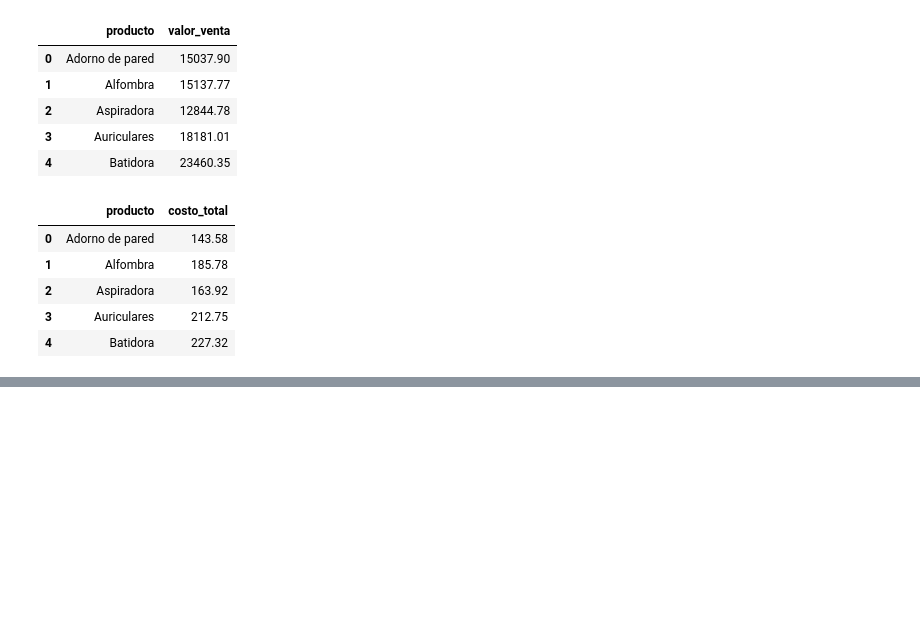
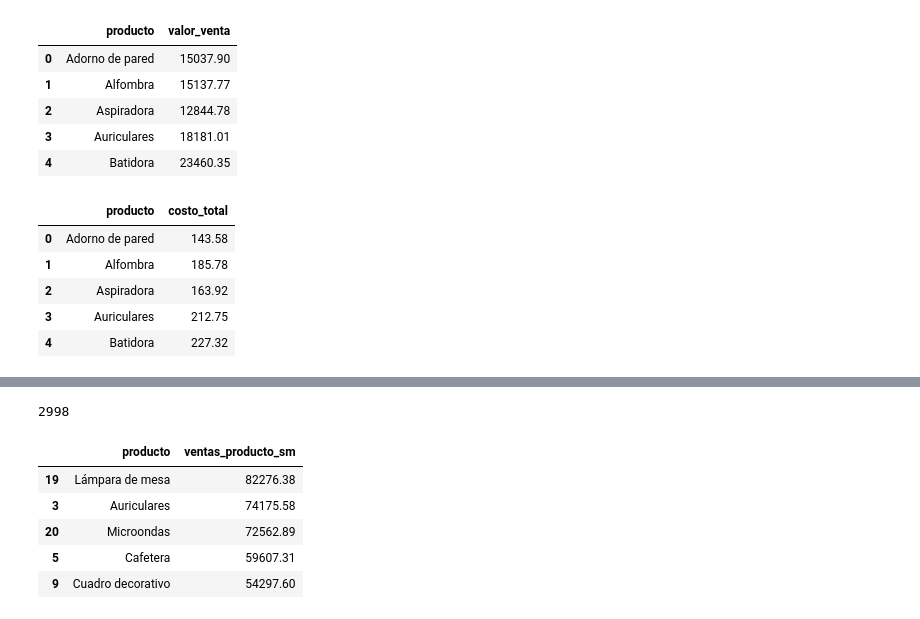
Before and after one commit to CppR-Repo/TT-2C2025-Data-Analitycs-Notebooks, a Jupyter notebook: EntregaFinal/MiEntrega-Final/Entrega_final.ipynb, the cells around one changed output, grey strips where cells are left out. Saved outputs shown, nothing was run; the diff lists cells and outputs as text; code cells hidden in the pictures; blank space fills up the shorter version.

```diff
--- a/EntregaFinal/MiEntrega-Final/Entrega_final.ipynb
+++ b/EntregaFinal/MiEntrega-Final/Entrega_final.ipynb
@@ -796,0 +807,25 @@ ventas_marketing.groupby("categoria")[["valor_venta","costo"]].sum()
+# %%
+# Aquí también hay id_venta duplicados, así que procedemos igual que antes, agrupando primero por id_venta y producto
+# y luego solo por producto
+ventas_sin_marketing_agg1 = ventas_sin_marketing.groupby(["id_venta", "producto"], as_index=False).agg(
+    valor_venta=("valor_venta", "first")
+)
+print(len(ventas_sin_marketing_agg1))
+
+ventas_sin_marketing_agg2 = ventas_sin_marketing_agg1.groupby(["producto"], as_index=False).agg(
+    ventas_producto_sm=("valor_venta", "sum")
+)
+
+# Ordenamos y guardamos en el dataframe final
+ventas_sin_marketing_final = ventas_sin_marketing_agg2[["producto", "ventas_producto_sm"]].sort_values(by=["ventas_producto_sm"], ascending=False)
+# %% [output]
+2998
+# %%
+ventas_sin_marketing_final.head(5)
+# %% [output]
+|  | producto | ventas_producto_sm |
+| 19 | Lámpara de mesa | 82276.38 |
+| 3 | Auriculares | 74175.58 |
+| 20 | Microondas | 72562.89 |
+| 5 | Cafetera | 59607.31 |
+| 9 | Cuadro decorativo | 54297.60 |
```
Also changed, not shown: parts of 20 cells of this notebook.
